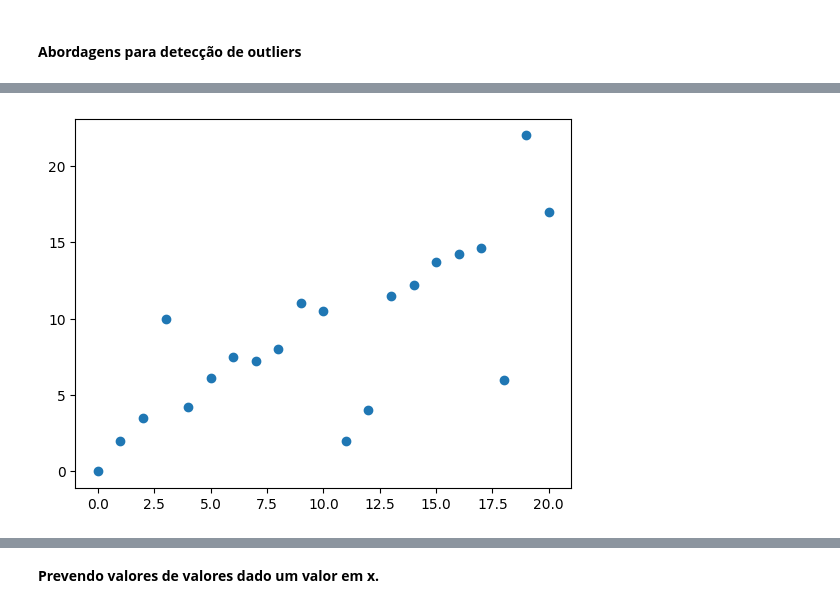
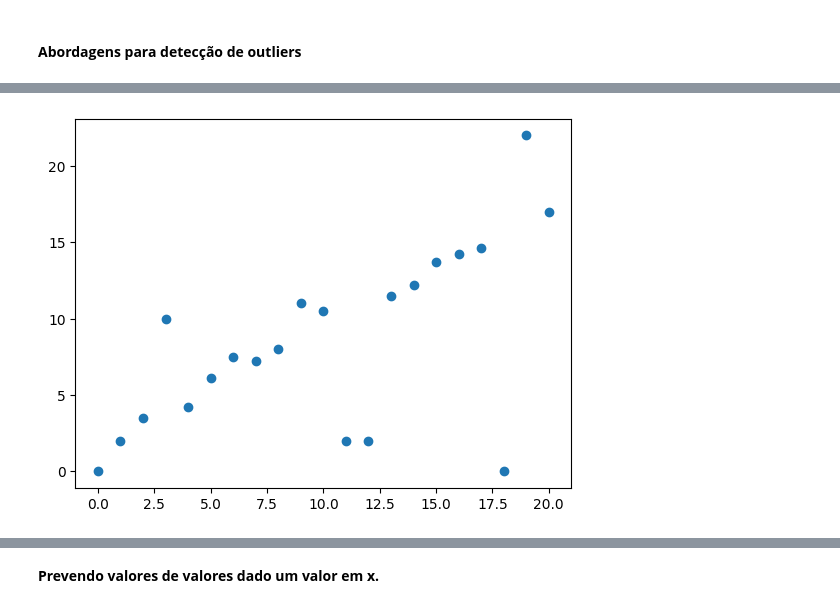
Before and after one commit to Joaohsd/artificial-intelligence, a Jupyter notebook: Materiais/Notebooks/Introducao/dataAnalysis.ipynb, the cells around one changed output, grey strips where cells are left out. Saved outputs shown, nothing was run; the diff lists cells and outputs as text; code cells hidden in the pictures.

```diff
--- a/Materiais/Notebooks/Introducao/dataAnalysis.ipynb
+++ b/Materiais/Notebooks/Introducao/dataAnalysis.ipynb
@@ -87,11 +87,11 @@ A detecção de um outlier pode ser feita de várias, sendo elas citadas nesse <
 # %%
 import matplotlib.pyplot as plt
 import numpy as np
 
 x = np.array([0,1,2,3,4,5,6,7,8,9,10,11,12,13,14,15,16,17,18,19,20])
-y = np.array([0,2,3.5,10,4.2,6.1,7.5,7.25,8,11,10.5,2,4,11.5, 12.2, 13.7, 14.25, 14.65, 6, 22, 17])
+y = np.array([0,2,3.5,10,4.2,6.1,7.5,7.25,8,11,10.5,2,2,11.5, 12.2, 13.7, 14.25, 14.65, 0, 22, 17])
 
 plt.scatter(x, y)
 plt.show()
 # %% [output]
-[figure, old version]
+[figure, new version]
```
Also changed, not shown: parts of 15 cells of this notebook.
